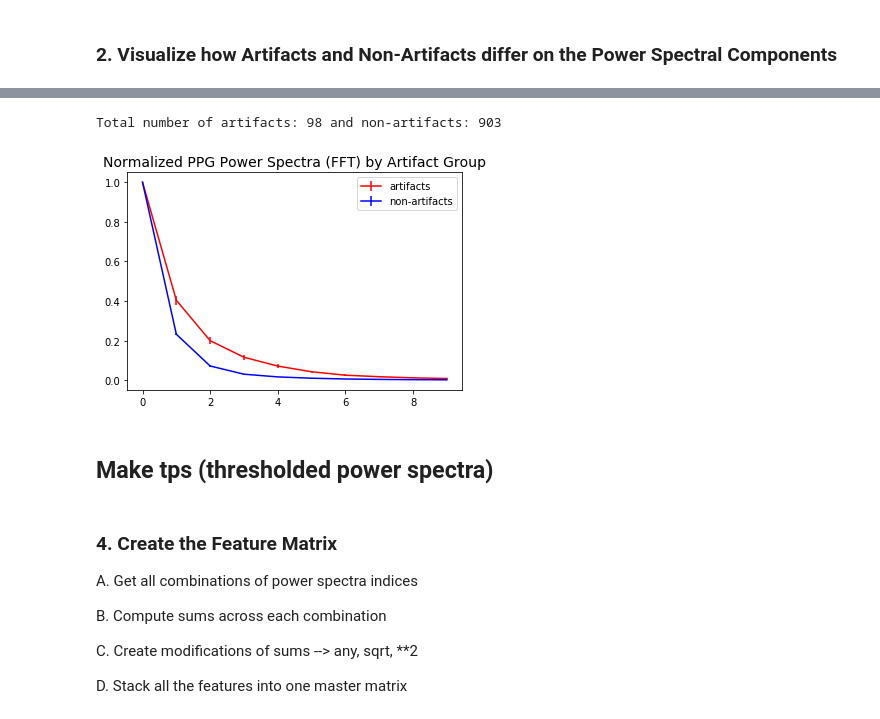
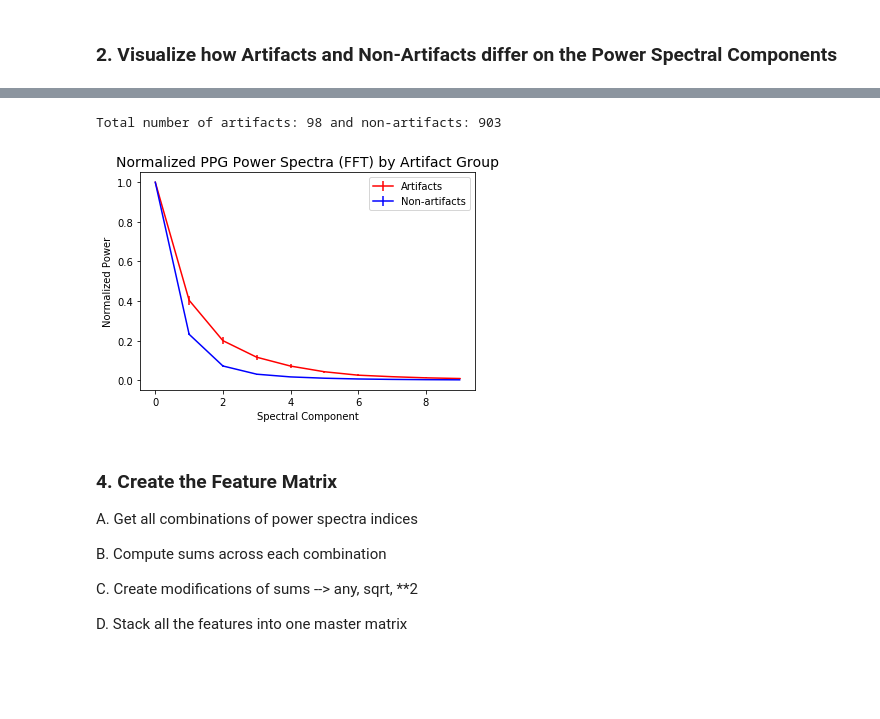
Before and after one commit to kaschbacher/publications, a Jupyter notebook: artifact_detector/PPG_Artifact_Detection.ipynb, the cells around one changed output, grey strips where cells are left out. Drawn from its saved outputs; the diff is of its cells as text; code cells hidden in the pictures; blank space fills up the shorter version.

Commit message:
tidying up label definition and visualizations

```diff
--- a/artifact_detector/PPG_Artifact_Detection.ipynb
+++ b/artifact_detector/PPG_Artifact_Detection.ipynb
@@ -113,12 +114,9 @@ for id in range(0, n_signals):
 # %%
-def get_artifacts(data):
-    # ''N' means normal - no artifact, 'H' means artifact;
-    artifacts = [int(d[0].decode()=='H') for d in data[1]]
+def get_indices(artifacts):
+    # Find indices of the artifacts
     print ('Total number of artifacts: {} and non-artifacts: {}'.format (np.sum(artifacts), len(artifacts)-np.sum(artifacts)))
-
-    # Find indices of the artifacts
-    art_idx = list(np.where(np.asarray(artifacts)==1))[0]
-    ctr_idx = [i for i in range(0,len(artifacts)) if i not in art_idx]
+    art_idx = list(np.where(artifacts==1))[0]
+    ctr_idx = [i for i in range(0, artifacts.shape[0]) if i not in art_idx]
     return [art_idx, ctr_idx]
 # %%
 def group_stats(ps, groups):
@@ -138,6 +136,8 @@ def plot_groups(means, sems):
     plt.errorbar(x=np.arange(len(art_m)), y=art_m, yerr=art_err, color='r')
     plt.errorbar(x=np.arange(len(ctr_m)), y=ctr_m, yerr=ctr_err, color='b')
 
-    plt.legend(['artifacts','non-artifacts'])
+    plt.xlabel('Spectral Component')
+    plt.ylabel('Normalized Power')
+    plt.legend(['Artifacts','Non-artifacts'])
     plt.title('Normalized PPG Power Spectra (FFT) by Artifact Group', fontsize=14)
     plt.show()
@@ -146,11 +149,12 @@ def plot_groups(means, sems):
 # %%
-groups = get_artifacts(data)# returns a list of indices for artifacts and non-art: [art_idx, ctr_idx]
+labels = get_group_labels(data)
+groups = get_indices(labels)# returns a list of indices for artifacts and non-art: [art_idx, ctr_idx]
 means, sems = group_stats(power_spectra, groups)# returns the means and sems on ps for the groups
 
 art_means = means[0]
 art_sems = sems[0]
 
 plot_groups(means, sems)
 # %% [output]
 Total number of artifacts: 98 and non-artifacts: 903
-[figure, old version]
+[figure, new version]
@@ -171,2 +160,0 @@ def get_group_labels(data):
-# %% [markdown]
-## Make tps (thresholded power spectra)
```
Also changed, not shown: parts of 18 cells of this notebook.
